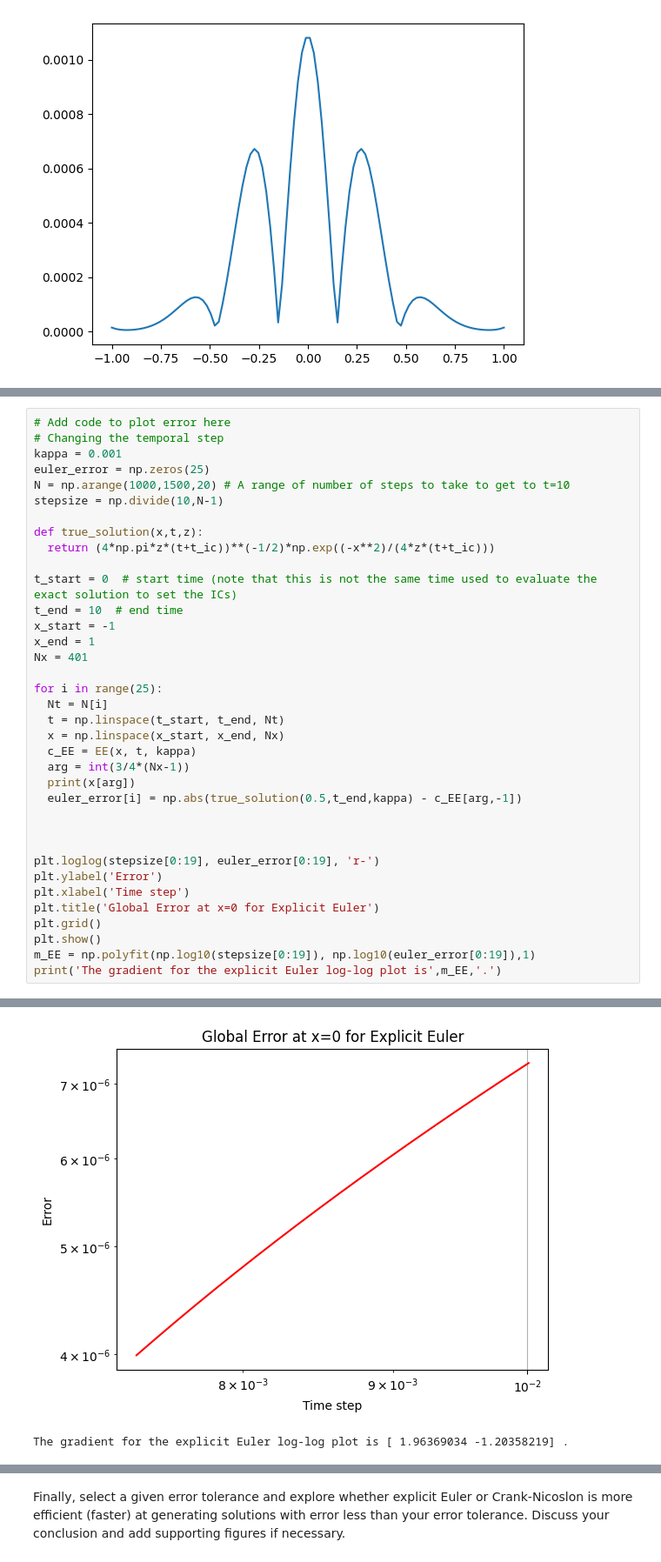
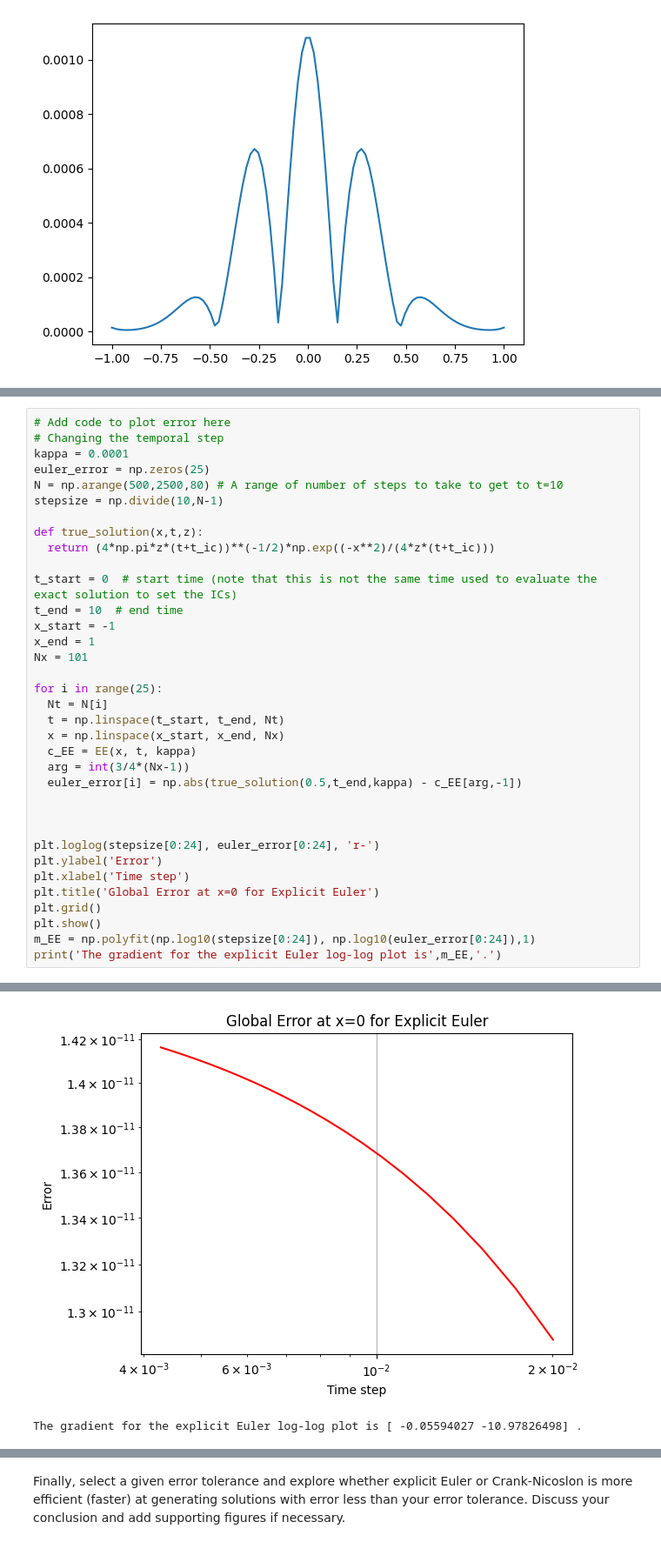
Before and after one commit to hesoane123-dev/QCES, a Jupyter notebook: Project1_numerical_methods.ipynb, the cells around one changed output, grey strips where cells are left out. Shown at 87% size. Drawn from its saved outputs; the diff is of its cells as text.

```diff
--- a/Project1_numerical_methods.ipynb
+++ b/Project1_numerical_methods.ipynb
@@ -400,9 +519,9 @@ The gradient for the Crank-Nicolson log-log plot is [ 2.17881945 -4.01602282] .
 # %%
 # Add code to plot error here
 # Changing the temporal step
-kappa = 0.001
+kappa = 0.0001
 euler_error = np.zeros(25)
-N = np.arange(1000,1500,20) # A range of number of steps to take to get to t=10
+N = np.arange(500,2500,80) # A range of number of steps to take to get to t=10
 stepsize = np.divide(10,N-1)
 
 def true_solution(x,t,z):
@@ -412,7 +531,7 @@ t_start = 0  # start time (note that this is not the same time used to evaluate
 t_end = 10  # end time
 x_start = -1
 x_end = 1
-Nx = 401
+Nx = 101
 
 for i in range(25):
   Nt = N[i]
@@ -420,18 +539,17 @@ for i in range(25):
   x = np.linspace(x_start, x_end, Nx)
   c_EE = EE(x, t, kappa)
   arg = int(3/4*(Nx-1))
-  print(x[arg])
   euler_error[i] = np.abs(true_solution(0.5,t_end,kappa) - c_EE[arg,-1])
 
 
 
-plt.loglog(stepsize[0:19], euler_error[0:19], 'r-')
+plt.loglog(stepsize[0:24], euler_error[0:24], 'r-')
 plt.ylabel('Error')
 plt.xlabel('Time step')
 plt.title('Global Error at x=0 for Explicit Euler')
 plt.grid()
 plt.show()
-m_EE = np.polyfit(np.log10(stepsize[0:19]), np.log10(euler_error[0:19]),1)
+m_EE = np.polyfit(np.log10(stepsize[0:24]), np.log10(euler_error[0:24]),1)
 print('The gradient for the explicit Euler log-log plot is',m_EE,'.')
 # %% [output]
 Explicit Euler method took 0.04 seconds
@@ -454,4 +572,4 @@ Explicit Euler method took 0.05 seconds
-[figure, old version]
+[figure, new version]
-The gradient for the explicit Euler log-log plot is [ 1.96369034 -1.20358219] .
+The gradient for the explicit Euler log-log plot is [ -0.05594027 -10.97826498] .
 # %%
 # Changing the spatial step
```
Also changed, not shown: parts of 12 cells of this notebook.
